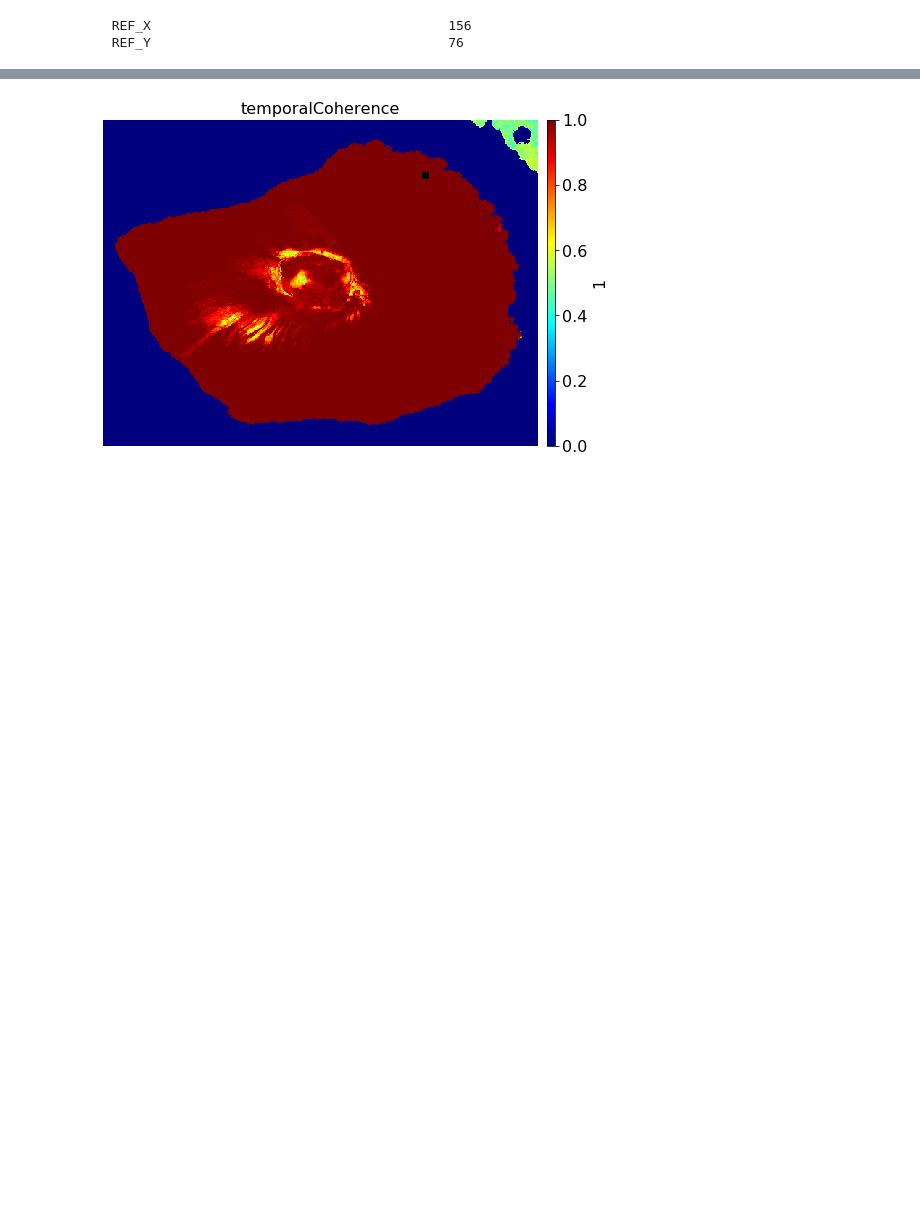
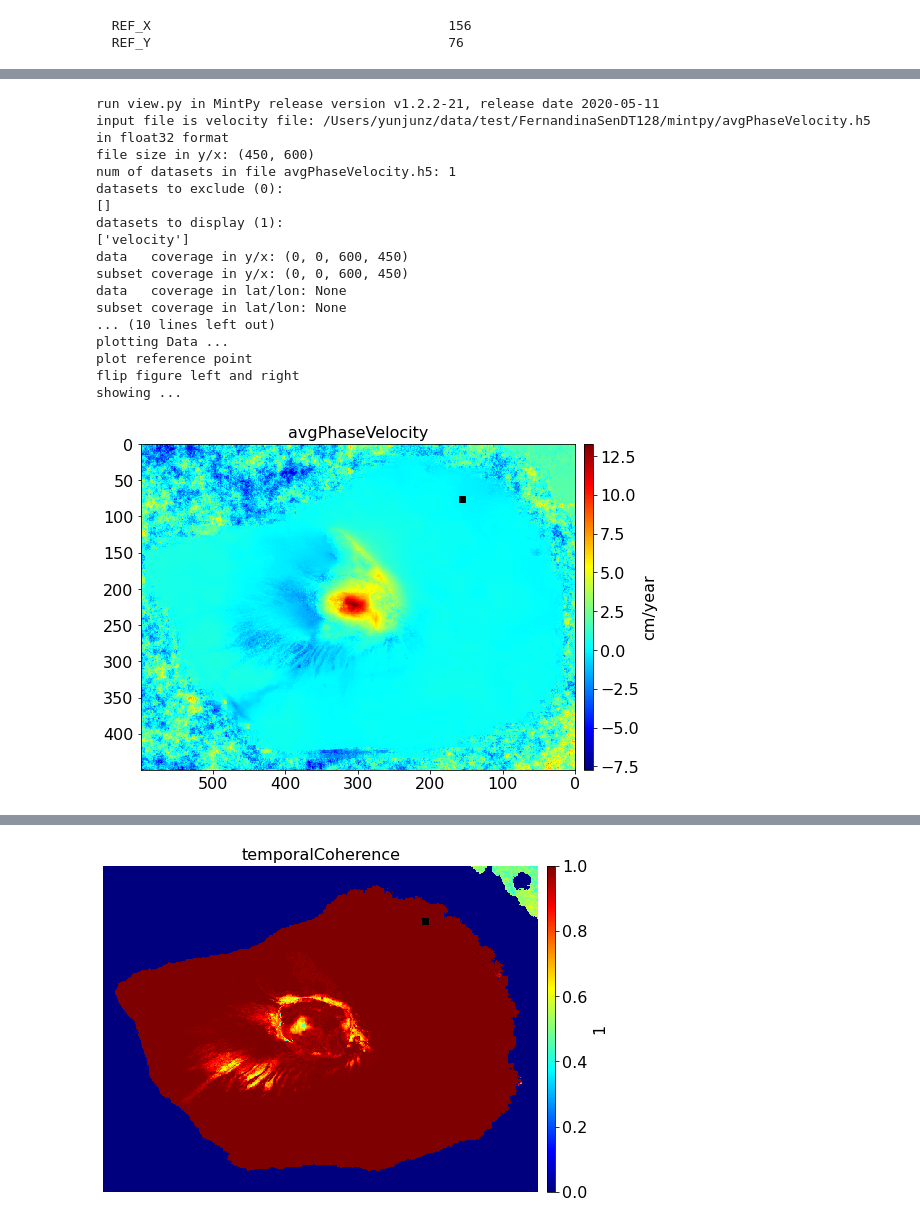
Before and after one commit to insarlab/MintPy-tutorial, a Jupyter notebook: smallbaselineApp.ipynb, the cells around one changed output, grey strips where cells are left out. Drawn from its saved outputs; the diff is of its cells as text; code cells hidden in the pictures; blank space fills up the shorter version.

```diff
--- a/smallbaselineApp.ipynb
+++ b/smallbaselineApp.ipynb
@@ -468,0 +503,21 @@ drwxr-xr-x  6 yunjunz  staff      204 Aug 14 11:02 inputs
+# %%
+view.main('avgPhaseVelocity.h5'.split())     # plot the stacking result
+# %% [output]
+run view.py in MintPy release version v1.2.2-21, release date 2020-05-11
+input file is velocity file: /Users/yunjunz/data/test/FernandinaSenDT128/mintpy/avgPhaseVelocity.h5 in float32 format
+file size in y/x: (450, 600)
+num of datasets in file avgPhaseVelocity.h5: 1
+datasets to exclude (0):
+[]
+datasets to display (1):
+['velocity']
+data   coverage in y/x: (0, 0, 600, 450)
+subset coverage in y/x: (0, 0, 600, 450)
+data   coverage in lat/lon: None
+subset coverage in lat/lon: None
+... (10 lines left out)
+plotting Data ...
+plot reference point
+flip figure left and right
+showing ...
+[figure, added]
```
Also changed, not shown: parts of 44 cells of this notebook.
